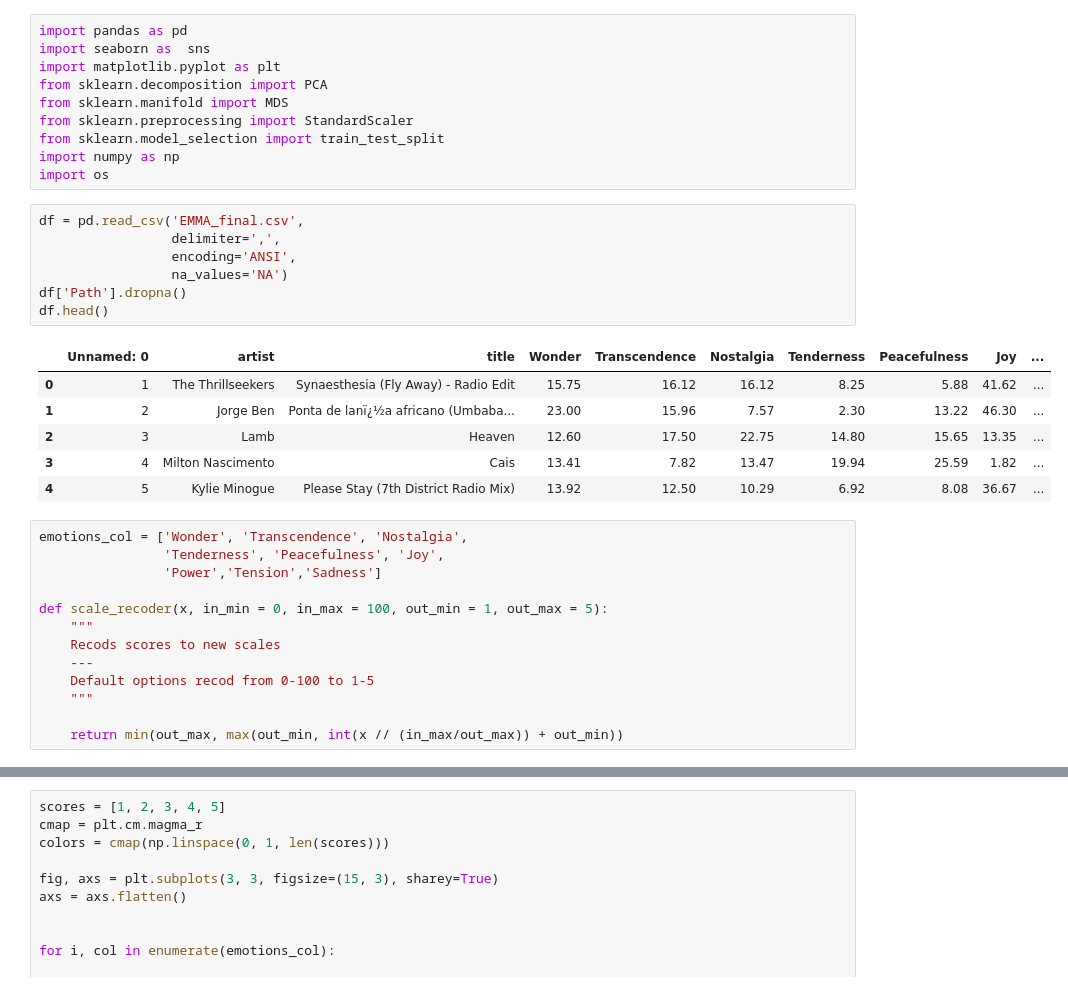
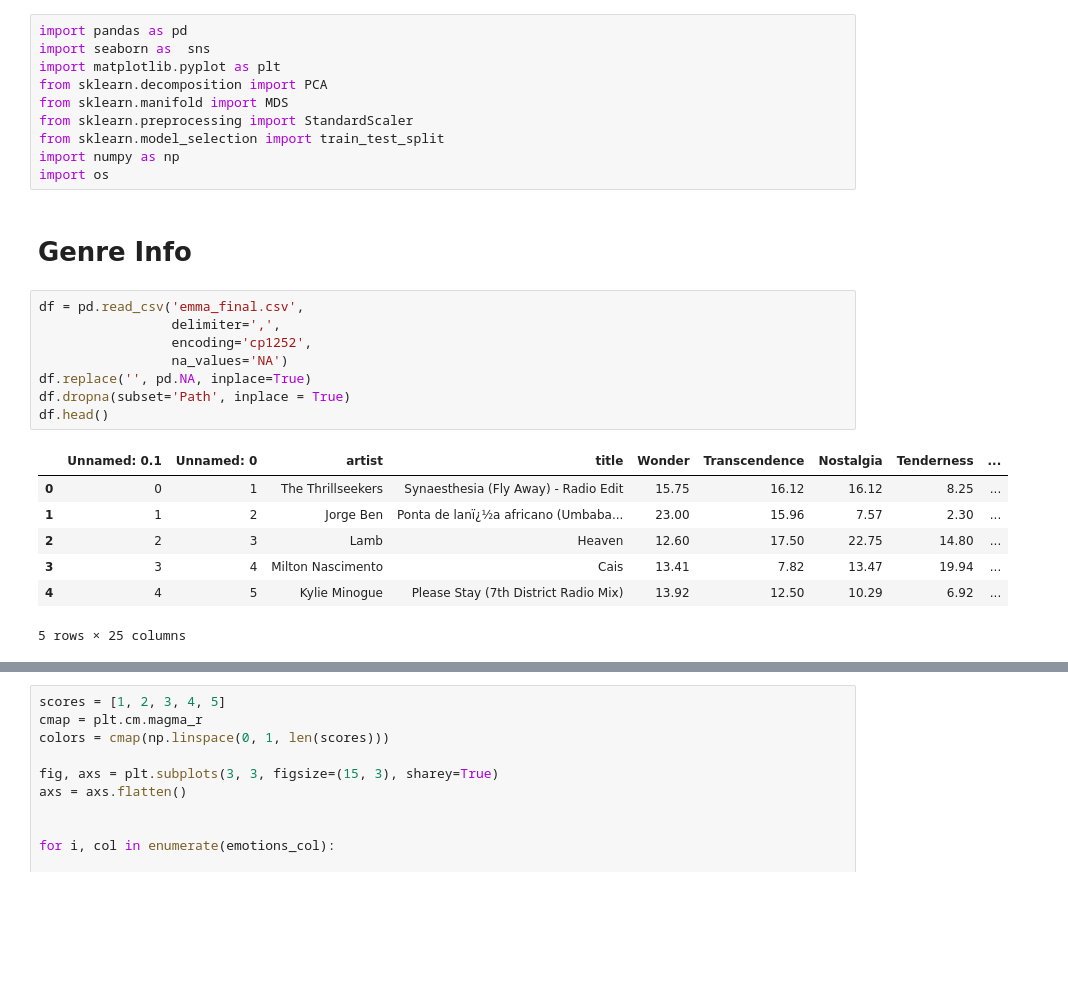
Before and after one commit to Squidez/MJF-GEMS-Annotations, a Jupyter notebook: data analysis.ipynb, the cells around one changed output, grey strips where cells are left out. Saved outputs shown, nothing was run; the diff lists cells and outputs as text; blank space fills up the shorter version.

```diff
--- a/data analysis.ipynb
+++ b/data analysis.ipynb
@@ -8,30 +8,21 @@ from sklearn.preprocessing import StandardScaler
 from sklearn.model_selection import train_test_split
 import numpy as np
 import os
+# %% [markdown]
+# Genre Info
 # %%
-df = pd.read_csv('EMMA_final.csv',
+df = pd.read_csv('emma_final.csv',
                  delimiter=',',
-                 encoding='ANSI',
+                 encoding='cp1252',
                  na_values='NA')
-df['Path'].dropna()
+df.replace('', pd.NA, inplace=True)
+df.dropna(subset='Path', inplace = True)
 df.head()
 # %% [output]
-|  | Unnamed: 0 | artist | title | Wonder | Transcendence | Nostalgia | Tenderness | Peacefulness | Joy | ... |
-| 0 | 1 | The Thrillseekers | Synaesthesia (Fly Away) - Radio Edit | 15.75 | 16.12 | 16.12 | 8.25 | 5.88 | 41.62 | ... |
-| 1 | 2 | Jorge Ben | Ponta de lanï¿½a africano (Umbaba... | 23.00 | 15.96 | 7.57 | 2.30 | 13.22 | 46.30 | ... |
-| 2 | 3 | Lamb | Heaven | 12.60 | 17.50 | 22.75 | 14.80 | 15.65 | 13.35 | ... |
-| 3 | 4 | Milton Nascimento | Cais | 13.41 | 7.82 | 13.47 | 19.94 | 25.59 | 1.82 | ... |
-| 4 | 5 | Kylie Minogue | Please Stay (7th District Radio Mix) | 13.92 | 12.50 | 10.29 | 6.92 | 8.08 | 36.67 | ... |
+|  | Unnamed: 0.1 | Unnamed: 0 | artist | title | Wonder | Transcendence | Nostalgia | Tenderness | ... |
+| 0 | 0 | 1 | The Thrillseekers | Synaesthesia (Fly Away) - Radio Edit | 15.75 | 16.12 | 16.12 | 8.25 | ... |
+| 1 | 1 | 2 | Jorge Ben | Ponta de lanï¿½a africano (Umbaba... | 23.00 | 15.96 | 7.57 | 2.30 | ... |
+| 2 | 2 | 3 | Lamb | Heaven | 12.60 | 17.50 | 22.75 | 14.80 | ... |
+| 3 | 3 | 4 | Milton Nascimento | Cais | 13.41 | 7.82 | 13.47 | 19.94 | ... |
+| 4 | 4 | 5 | Kylie Minogue | Please Stay (7th District Radio Mix) | 13.92 | 12.50 | 10.29 | 6.92 | ... |
+5 rows × 25 columns
-# %%
-emotions_col = ['Wonder', 'Transcendence', 'Nostalgia',
-                'Tenderness', 'Peacefulness', 'Joy',
-                'Power','Tension','Sadness']
-
-def scale_recoder(x, in_min = 0, in_max = 100, out_min = 1, out_max = 5):
-    """
-    Recods scores to new scales
-    ---
-    Default options recod from 0-100 to 1-5
-    """
-
-    return min(out_max, max(out_min, int(x // (in_max/out_max)) + out_min))
```
Also changed, not shown: parts of 21 cells of this notebook, 13 other files.
